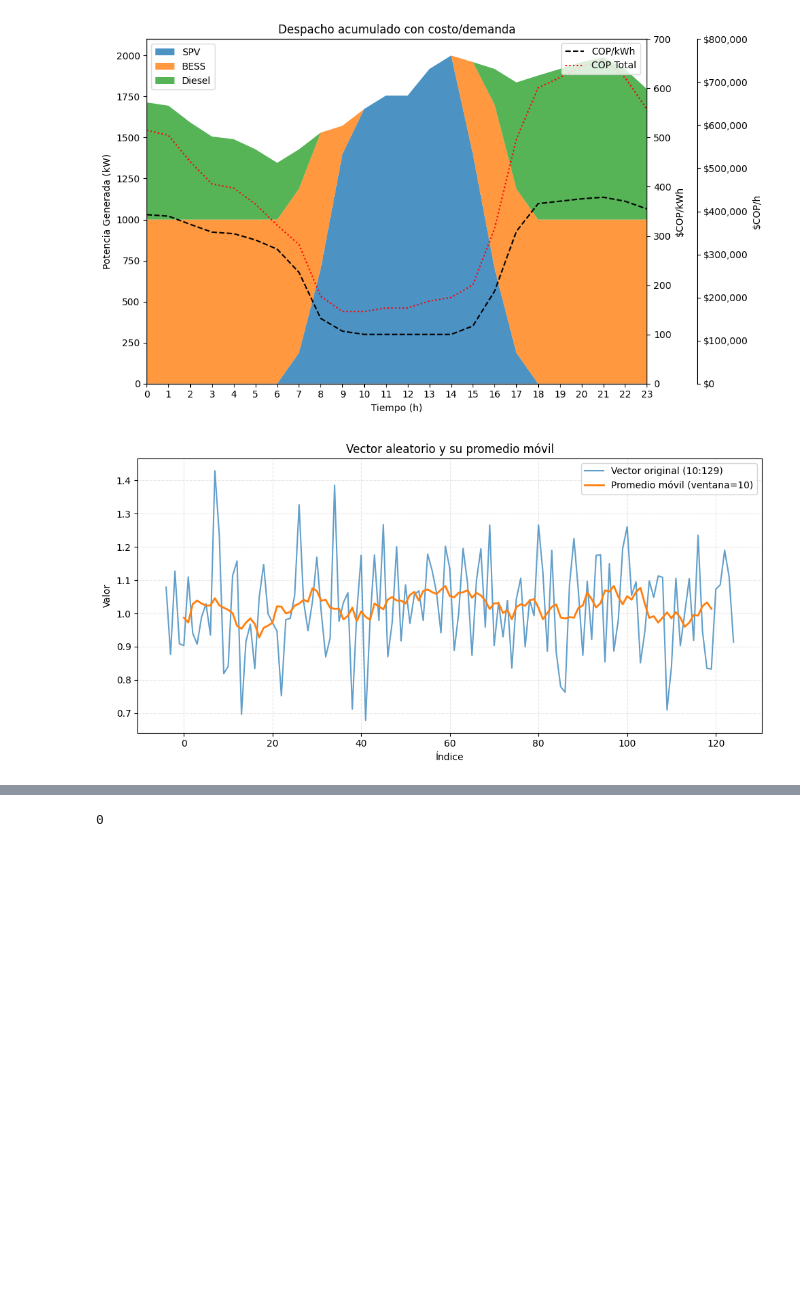
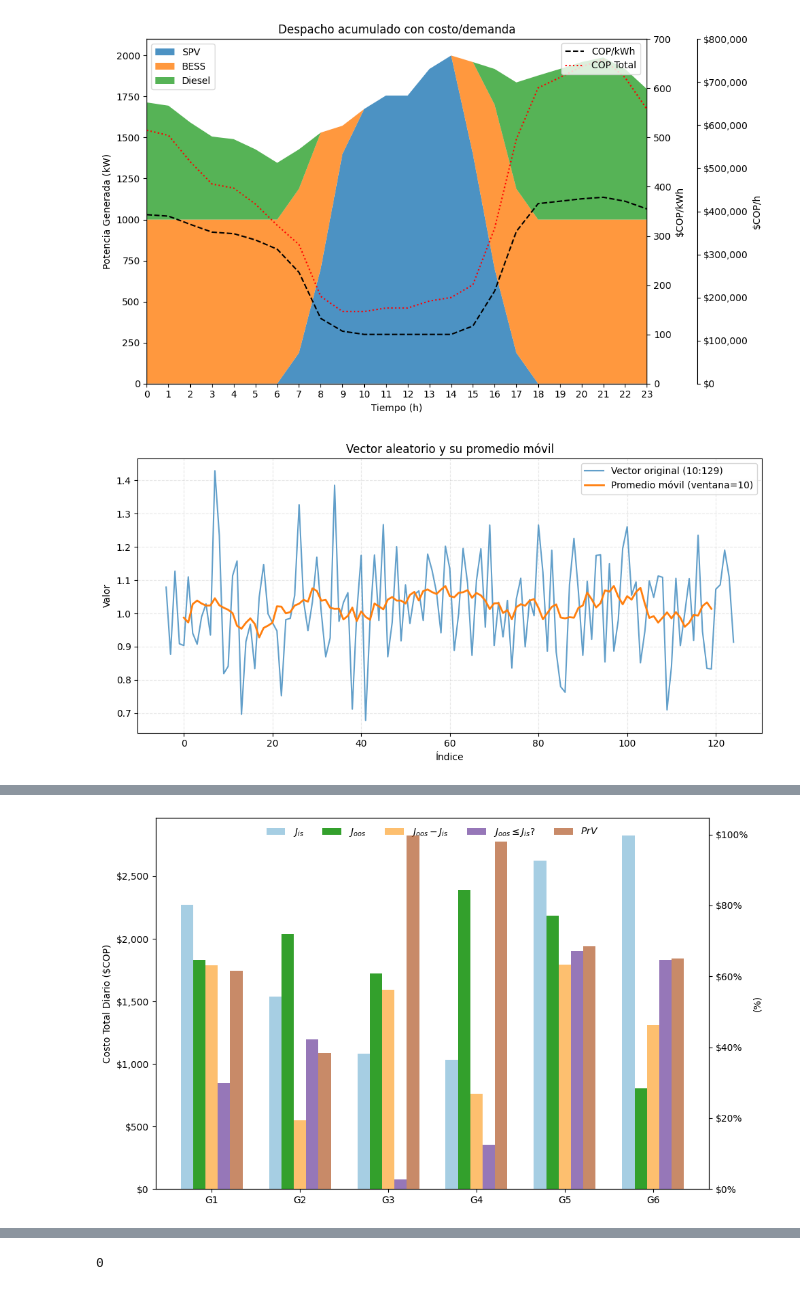
Before and after one commit to RorytheWriter/DROW_MMG, a Jupyter notebook: TestBoard.ipynb, the cells around one changed output, grey strips where cells are left out. Saved outputs shown, nothing was run; the diff lists cells and outputs as text; code cells hidden in the pictures; blank space fills up the shorter version.

```diff
--- a/TestBoard.ipynb
+++ b/TestBoard.ipynb
@@ -241,0 +381,18 @@ plt.show()
+# %%
+import probEDNR as ednr
+import logging
+import numpy as np
+
+log=logging.Logger(name="12345")
+
+with ednr.timed("y",logger=log):
+    for _ in range(10000):
+        ar=[]
+        for i in range(100):
+            ar.append(10)
+
+with ednr.timed("x",logger=log):
+    for _ in range(10000):
+        x=np.zeros(100)
+        for i in range(100):
+            x[i]=10
@@ -241,0 +402,63 @@ plt.show()
+# %%
+import numpy as np
+import matplotlib.pyplot as plt
+from matplotlib.ticker import PercentFormatter
+from matplotlib import cm
+
+def grouped_bars_dual_axis(
+    labels,           # lista de N etiquetas para el eje X (p. ej. ['G1','G2',...])
+    money_triplet,    # tuple/list de 3 arrays (cada uno shape (N,)) -> $ (ej. m1,m2,m3)
+    percent_pair,     # tuple/list de 2 arrays (cada uno shape (N,)) -> % (ej. p1,p2) en [0,100]
+    money_labels=('M1','$M_2$','$M_3$'),
+    percent_labels=('%1','%2'),
+    bar_width=0.14,
+    cmap_name='Paired'
+):
+    N = len(labels)
+    m1, m2, m3 = money_triplet
+    p1, p2     = percent_pair
+
+    x = np.arange(N)
+    offsets = np.array([-2, -1, 0, 1, 2]) * bar_width  # 5 barras por grupo
+    cmap = cm.get_cmap(cmap_name, 5)       # 5 colores (uno por serie)
+    c_money = [cmap(i) for i in range(3)]  # 3 primeras series ($)
+    c_perc  = [cmap(i) for i in range(3,5)]  # 2 últimas series (%)
+
+    fig, ax = plt.subplots(figsize=(10,6))
+    ax2 = ax.twinx()
+    # --- Barras en $ (eje izquierdo) ---
+    b1 = ax.bar(x + offsets[0], m1, width=bar_width, label=money_labels[0],color=c_money[0])
+    b2 = ax.bar(x + offsets[1], m2, width=bar_width, label=money_labels[1],color=c_money[1])
+    b3 = ax.bar(x + offsets[2], m3, width=bar_width, label=money_labels[2],color=c_money[2])
+    # --- Barras en % (eje derecho) ---
+    # Para diferenciarlas visualmente, uso hatch/alpha (sin forzar color específico).
+    c1 = ax2.bar(x + offsets[3], p1, width=bar_width, label=percent_labels[0], color=c_perc[0], alpha=0.7)
+    c2 = ax2.bar(x + offsets[4], p2, width=bar_width, label=percent_labels[1], color=c_perc[1], alpha=0.7)
+    # Ejes y formato
+    ax.set_xticks(x)
+    ax.set_xticklabels(labels,fontsize=10)
+    ax.set_ylabel('Costo Total Diario ($COP)',fontsize=10)
+    ax2.set_ylabel('(%)',fontsize=10)
+    print(ax.get_ylim())
+    ax.yaxis.set_major_formatter('${x:,.0f}')
+    ax2.yaxis.set_major_formatter('${x:.0%}')      # si tus % están en [0,100]
+    # Leyenda combinada (ambos ejes)
+    handles = b1+b2+b3+c1+c2  # concatenar containers
+    # Matplotlib no concatena así directamente; recoge los patches:
+    handles = [*b1.patches[:1], *b2.patches[:1], *b3.patches[:1], *c1.patches[:1], *c2.patches[:1]]
+    labels_legend = list(money_labels) + list(percent_labels)
+    ax.legend(handles, labels_legend, ncol=5, frameon=False, loc='upper center',fontsize=10)
+
+    fig.tight_layout()
+    plt.show()
+
+# ===== Ejemplo de uso =====
+N = 6
+labels = [f'G{i+1}' for i in range(N)]
+rng = np.random.default_rng(0)
+m1, m2, m3 = rng.uniform(1000, 3000, N), rng.uniform(800, 2500, N), rng.uniform(500, 2000, N)
+p1, p2     = rng.uniform(0, 1, N),      rng.uniform(0, 1, N)     # en %
+grouped_bars_dual_axis(labels, (m1,m2,m3), (p1,p2),
+                       money_labels=(r'$J_{is}$',r'$J_{oos}$',r'$J_{oos}-J_{is}$'),
+                       percent_labels=(r'$J_{oos}\leq J_{is}?$',r'$PrV$'))
+# %% [output]
@@ -241,0 +466 @@ plt.show()
+[figure, added]
```
Also changed, not shown: parts of 59 cells of this notebook, 11 other files.
